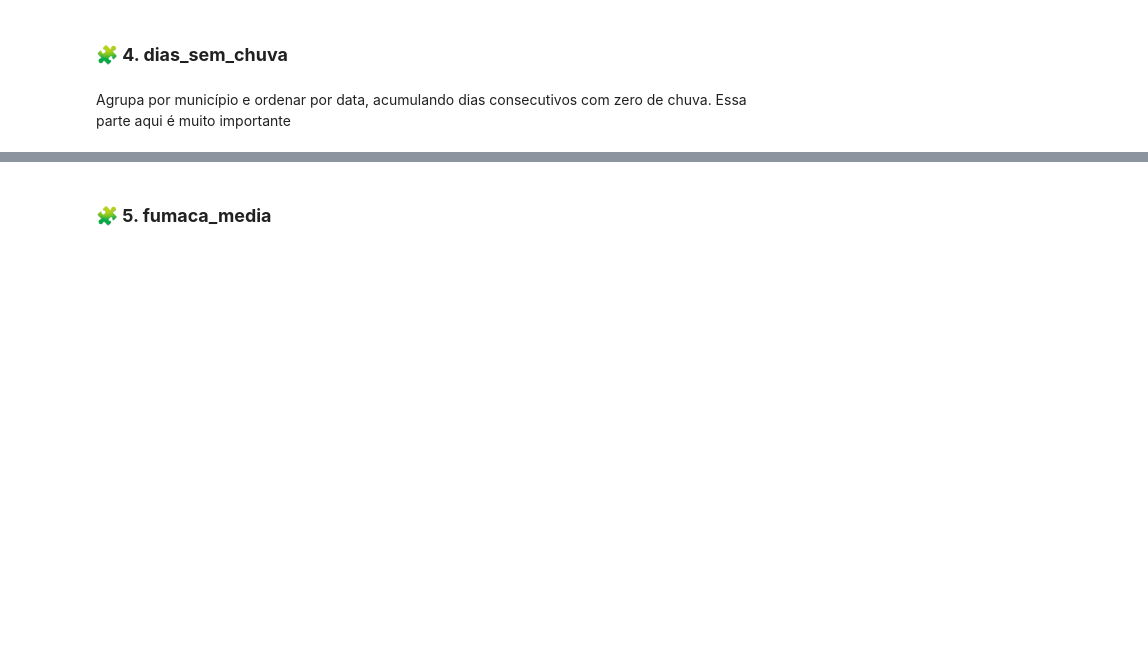
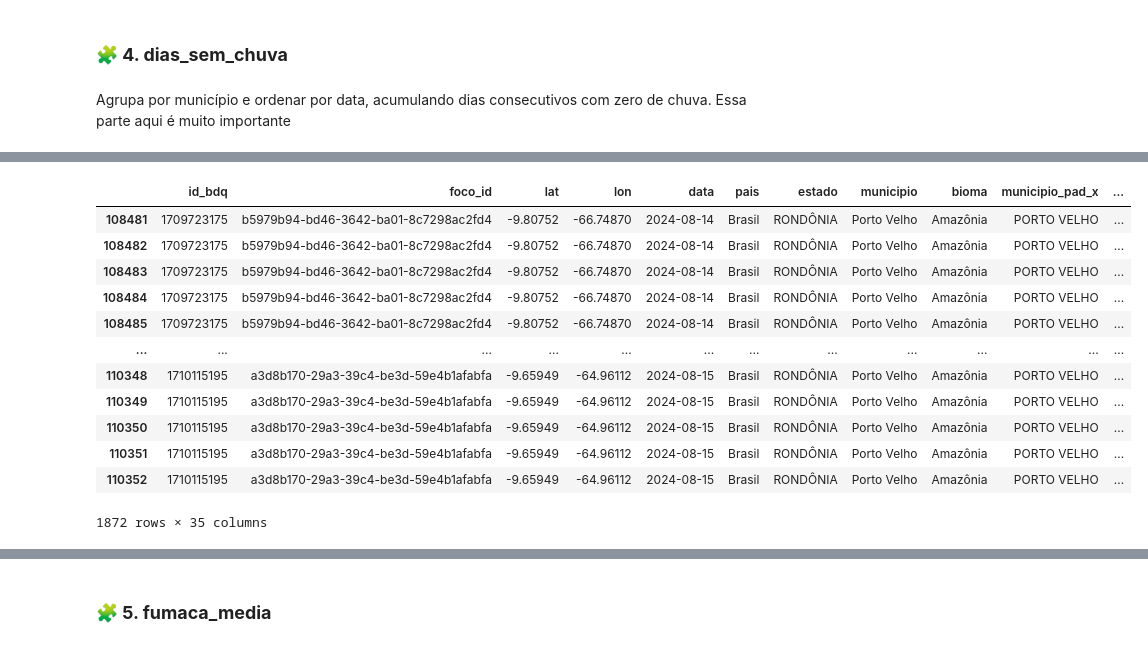
Before and after one commit to 6xAs/sentinela-ambiental, a Jupyter notebook: Notebooks/4_integration_fonts_date.ipynb, the cells around one changed output, grey strips where cells are left out. Saved outputs shown, nothing was run; the diff lists cells and outputs as text; code cells hidden in the pictures; blank space fills up the shorter version.

```diff
--- a/Notebooks/4_integration_fonts_date.ipynb
+++ b/Notebooks/4_integration_fonts_date.ipynb
@@ -601,0 +599,8 @@ df_base_modelo_incendios['dias_sem_chuva'] = (
+# %%
+# Merge limpo, trazendo apenas o 'dias_sem_chuva' calculado corretamente
+df_base_corrigido = pd.merge(
+    df_base_modelo_incendios.drop(columns=['dias_sem_chuva'], errors='ignore'),
+    df_diario[['municipio_pad_x', 'data', 'dias_sem_chuva']],
+    on=['municipio_pad_x', 'data'],
+    how='left'
+)
@@ -601,0 +645,16 @@ df_base_modelo_incendios['dias_sem_chuva'] = (
+# %%
+df_base_corrigido[df_base_corrigido['dias_sem_chuva'] > 60]
+# %% [output]
+|  | id_bdq | foco_id | lat | lon | data | pais | estado | municipio | bioma | municipio_pad_x | ... |
+| 108481 | 1709723175 | b5979b94-bd46-3642-ba01-8c7298ac2fd4 | -9.80752 | -66.74870 | 2024-08-14 | Brasil | RONDÔNIA | Porto Velho | Amazônia | PORTO VELHO | ... |
+| 108482 | 1709723175 | b5979b94-bd46-3642-ba01-8c7298ac2fd4 | -9.80752 | -66.74870 | 2024-08-14 | Brasil | RONDÔNIA | Porto Velho | Amazônia | PORTO VELHO | ... |
+| 108483 | 1709723175 | b5979b94-bd46-3642-ba01-8c7298ac2fd4 | -9.80752 | -66.74870 | 2024-08-14 | Brasil | RONDÔNIA | Porto Velho | Amazônia | PORTO VELHO | ... |
+| 108484 | 1709723175 | b5979b94-bd46-3642-ba01-8c7298ac2fd4 | -9.80752 | -66.74870 | 2024-08-14 | Brasil | RONDÔNIA | Porto Velho | Amazônia | PORTO VELHO | ... |
+| 108485 | 1709723175 | b5979b94-bd46-3642-ba01-8c7298ac2fd4 | -9.80752 | -66.74870 | 2024-08-14 | Brasil | RONDÔNIA | Porto Velho | Amazônia | PORTO VELHO | ... |
+| ... | ... | ... | ... | ... | ... | ... | ... | ... | ... | ... | ... |
+| 110348 | 1710115195 | a3d8b170-29a3-39c4-be3d-59e4b1afabfa | -9.65949 | -64.96112 | 2024-08-15 | Brasil | RONDÔNIA | Porto Velho | Amazônia | PORTO VELHO | ... |
+| 110349 | 1710115195 | a3d8b170-29a3-39c4-be3d-59e4b1afabfa | -9.65949 | -64.96112 | 2024-08-15 | Brasil | RONDÔNIA | Porto Velho | Amazônia | PORTO VELHO | ... |
+| 110350 | 1710115195 | a3d8b170-29a3-39c4-be3d-59e4b1afabfa | -9.65949 | -64.96112 | 2024-08-15 | Brasil | RONDÔNIA | Porto Velho | Amazônia | PORTO VELHO | ... |
+| 110351 | 1710115195 | a3d8b170-29a3-39c4-be3d-59e4b1afabfa | -9.65949 | -64.96112 | 2024-08-15 | Brasil | RONDÔNIA | Porto Velho | Amazônia | PORTO VELHO | ... |
+| 110352 | 1710115195 | a3d8b170-29a3-39c4-be3d-59e4b1afabfa | -9.65949 | -64.96112 | 2024-08-15 | Brasil | RONDÔNIA | Porto Velho | Amazônia | PORTO VELHO | ... |
+1872 rows × 35 columns
```
Also changed, not shown: parts of 32 cells of this notebook, 4 other files.
